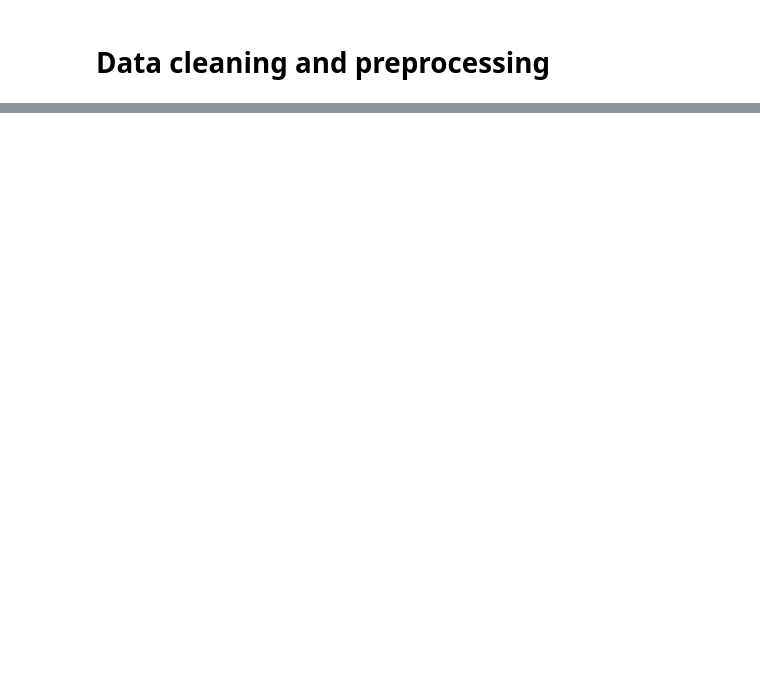
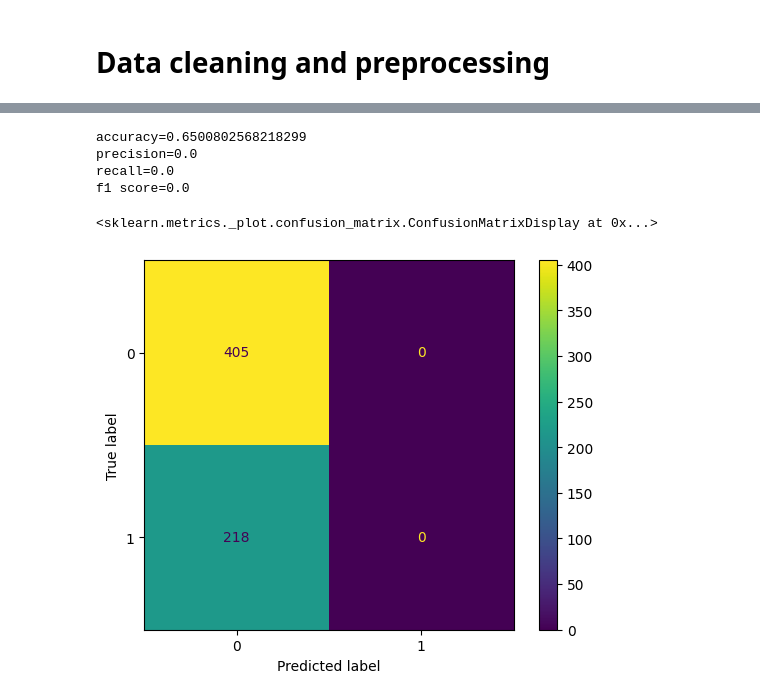
Before and after one commit to zecenbajra55/Water-quality-prediction, a Jupyter notebook: water quality prediction.ipynb, the cells around one changed output, grey strips where cells are left out. Saved outputs shown, nothing was run; the diff lists cells and outputs as text; code cells hidden in the pictures; blank space fills up the shorter version.

```diff
--- a/water quality prediction.ipynb
+++ b/water quality prediction.ipynb
@@ -109,0 +156,2 @@ df.describe()
+# %%
+df.dropna(inplace=True)
@@ -109,0 +182,3 @@ df.describe()
+# %%
+X=df.iloc[:,:-1] # independent
+y=df.Potability   # dependent
@@ -109,0 +197,7 @@ df.describe()
+# %%
+from sklearn.model_selection import train_test_split
+X_train,X_test,y_train,y_test=train_test_split(X,y,test_size=0.2,random_state=42)
+# %%
+from sklearn.linear_model import LogisticRegression
+model=LogisticRegression()
+model.fit(X_train,y_train)
@@ -109,0 +243,15 @@ df.describe()
+# %%
+print(f'accuracy={accuracy}')
+print(f'precision={precision}')
+print(f'recall={recall}')
+print(f'f1 score={f1}')
+# %% [output]
+accuracy=0.6500802568218299
+precision=0.0
+recall=0.0
+f1 score=0.0
+# %%
+ConfusionMatrixDisplay.from_estimator(model,X_test,y_test)
+# %% [output]
+<sklearn.metrics._plot.confusion_matrix.ConfusionMatrixDisplay at 0x...>
+[figure, added]
```
Also changed, not shown: parts of 18 cells of this notebook.
